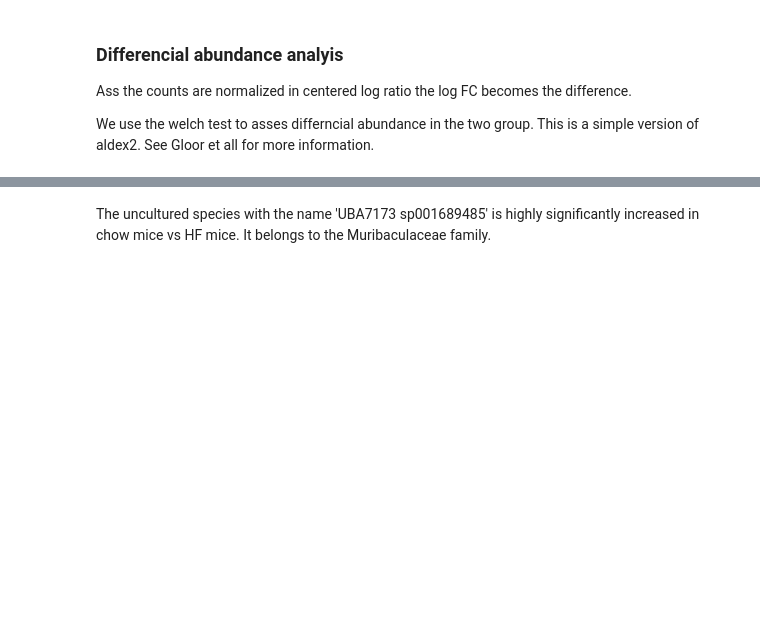
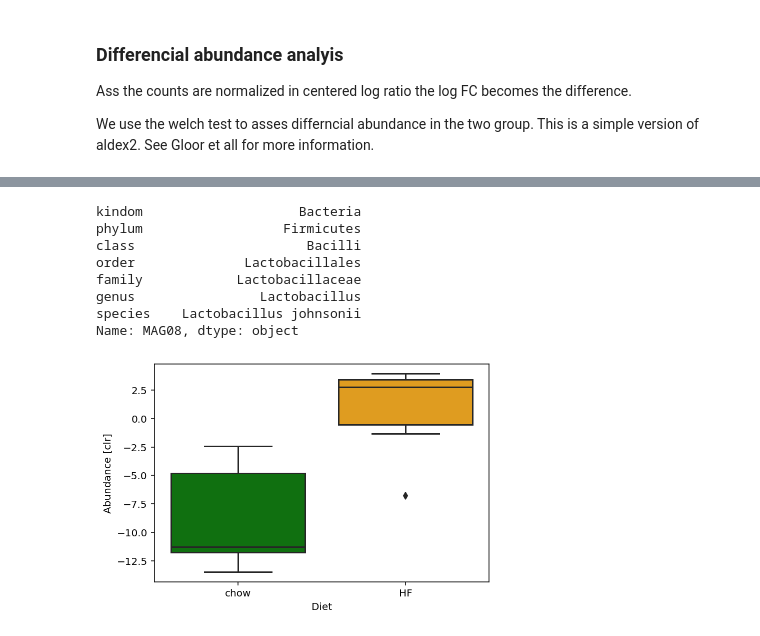
Before and after one commit to metagenome-atlas/Tutorial, a Jupyter notebook: Python/Differential_abundance.ipynb, the cells around one changed output, grey strips where cells are left out. Cells and saved outputs as stored; diff of their text form; code cells hidden in the pictures; blank space fills up the shorter version.

```diff
--- a/Python/Differential_abundance.ipynb
+++ b/Python/Differential_abundance.ipynb
@@ -173,6 +206,17 @@ chart.interactive()
-# %% [markdown]
-The uncultured species with the name 'UBA7173 sp001689485' is highly significantly increased in chow mice vs HF mice. It belongs to the Muribaculaceae family.
 # %%
-sns.boxplot(y=data['MAG10'],x=metadata.Diet)
+
+genome_of_interest= 'MAG08'
+
+sns.boxplot(y=data[genome_of_interest],x=metadata.Diet)
 plt.ylabel('Abundance [clr]')
-Tax.loc['MAG10']
+Tax.loc[genome_of_interest]
+# %% [output]
+kindom                    Bacteria
+phylum                  Firmicutes
+class                      Bacilli
+order              Lactobacillales
+family            Lactobacillaceae
+genus                Lactobacillus
+species    Lactobacillus johnsonii
+Name: MAG08, dtype: object
+[figure, added]
```
Also changed, not shown: parts of 14 cells of this notebook, 2 other files.
